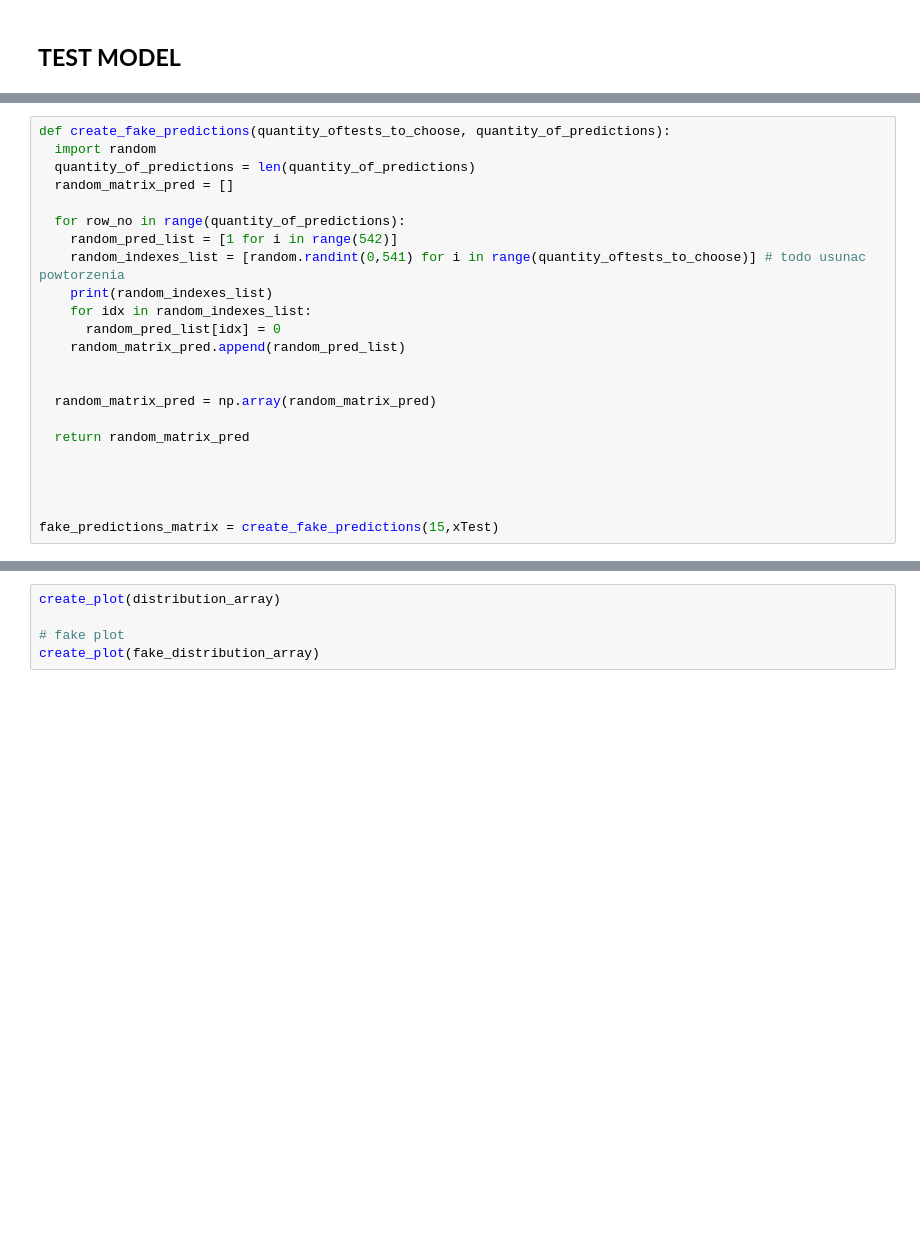
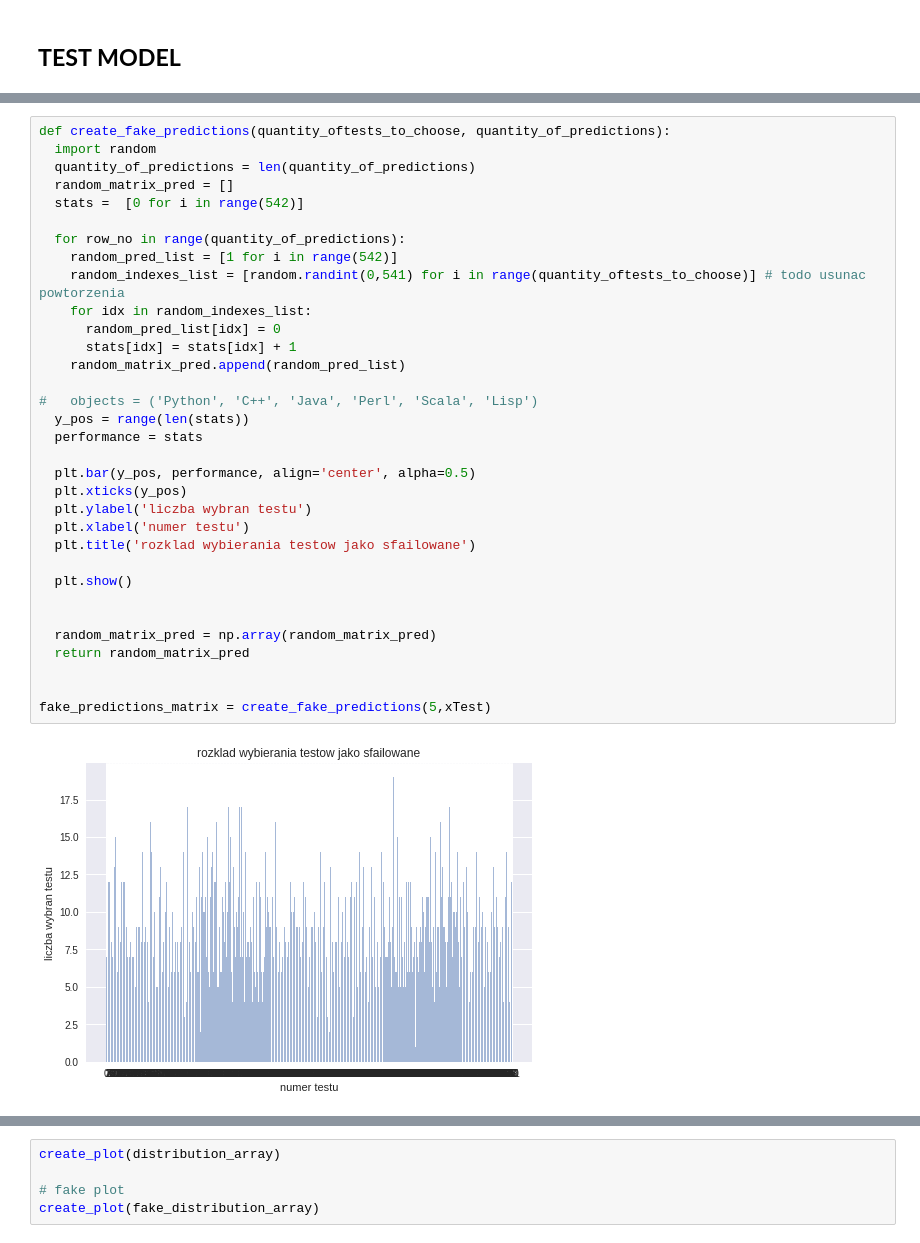
Before and after one commit to Alop1/AI_random_forest, a Jupyter notebook: Pola/Workspace_1_workingNN.ipynb, the cells around one changed output, grey strips where cells are left out. Drawn from its saved outputs; the diff is of its cells as text; blank space fills up the shorter version.

```diff
--- a/Pola/Workspace_1_workingNN.ipynb
+++ b/Pola/Workspace_1_workingNN.ipynb
@@ -296,26 +326,38 @@ print((len(predictions)))
 # %%
 def create_fake_predictions(quantity_oftests_to_choose, quantity_of_predictions):
   import random
   quantity_of_predictions = len(quantity_of_predictions)
   random_matrix_pred = []
+  stats =  [0 for i in range(542)]
 
   for row_no in range(quantity_of_predictions):
     random_pred_list = [1 for i in range(542)]
     random_indexes_list = [random.randint(0,541) for i in range(quantity_oftests_to_choose)] # todo usunac powtorzenia
-    print(random_indexes_list)
     for idx in random_indexes_list:
       random_pred_list[idx] = 0
+      stats[idx] = stats[idx] + 1
     random_matrix_pred.append(random_pred_list)
+
+#   objects = ('Python', 'C++', 'Java', 'Perl', 'Scala', 'Lisp')
+  y_pos = range(len(stats))
+  performance = stats
+
+  plt.bar(y_pos, performance, align='center', alpha=0.5)
+  plt.xticks(y_pos)
+  plt.ylabel('liczba wybran testu')
+  plt.xlabel('numer testu')
+  plt.title('rozklad wybierania testow jako sfailowane')
+
+  plt.show()
 
 
   random_matrix_pred = np.array(random_matrix_pred)
-
   return random_matrix_pred
 
 
-
-
-fake_predictions_matrix = create_fake_predictions(15,xTest)
+fake_predictions_matrix = create_fake_predictions(5,xTest)
+# %% [output]
+[figure, added]
 # %%
 #Distributions of argmins through all the predictions
 distribution_array = count_distribution(predictions)
```
Also changed, not shown: parts of 14 cells of this notebook.
